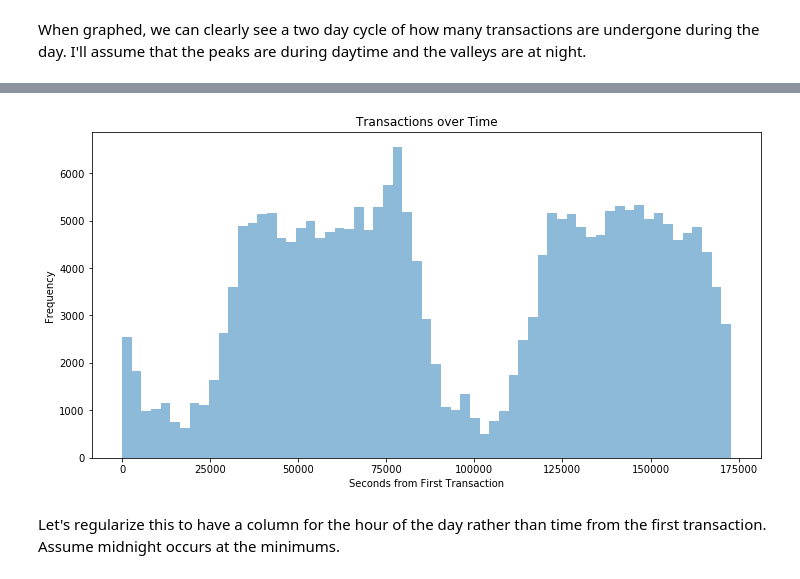
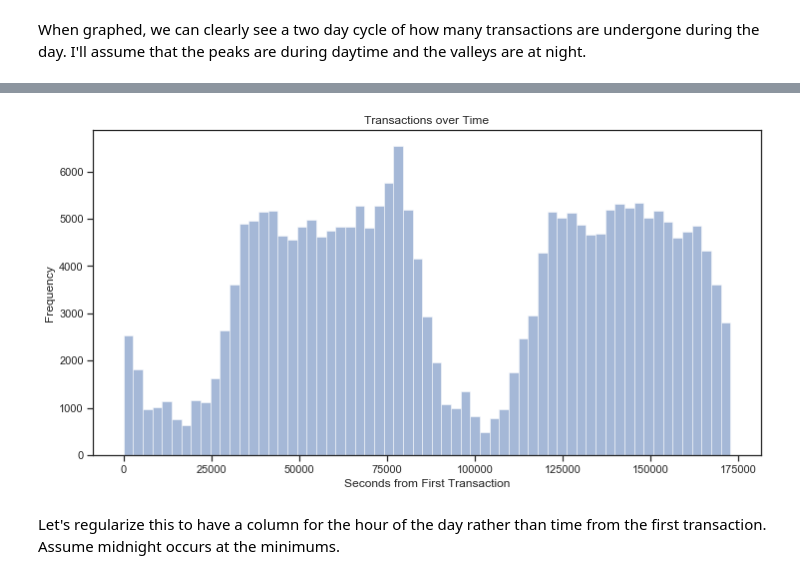
Before and after one commit to MattEding/CreditCardFraud, a Jupyter notebook: 02 - EDA.ipynb, the cells around one changed output, grey strips where cells are left out. Drawn from its saved outputs; the diff is of its cells as text; code cells hidden in the pictures.

Commit message:
hex, box, violin, hist plots

```diff
--- a/02 - EDA.ipynb
+++ b/02 - EDA.ipynb
@@ -6,9 +6,14 @@ import numpy as np
 import pandas as pd
 
 import matplotlib.pyplot as plt
+from matplotlib.collections import PolyCollection
+
 import seaborn as sns
 
+from sklearn.base import TransformerMixin
 from sklearn.neighbors import LocalOutlierFactor
+
+sns.set(style="ticks")
 # %% [markdown]
 # Credit Card Fraud
 https://www.kaggle.com/mlg-ulb/creditcardfraud
@@ -108,12 +110,12 @@ ax.set(xlabel='Seconds from First Transaction', ylabel='Density', title='Transac
 # %%
-bins = len(np.histogram_bin_edges(time_counts, bins='auto'))
+bins = len(np.histogram_bin_edges(credit['Time'], bins='auto'))
 
 plt.figure(figsize=(12, 6))
 plt.hist(credit['Time'], bins=bins, alpha=0.5)
+plt.title('Transactions over Time')
 plt.xlabel('Seconds from First Transaction')
-plt.ylabel('Frequency')
-plt.title('Transactions over Time');
+plt.ylabel('Frequency');
 # %% [output]
-[figure, old version]
+[figure, new version]
 # %% [markdown]
 Let's regularize this to have a column for the hour of the day rather than time from the first transaction. Assume midnight occurs at the minimums.
```
Also changed, not shown: parts of 55 cells of this notebook.
